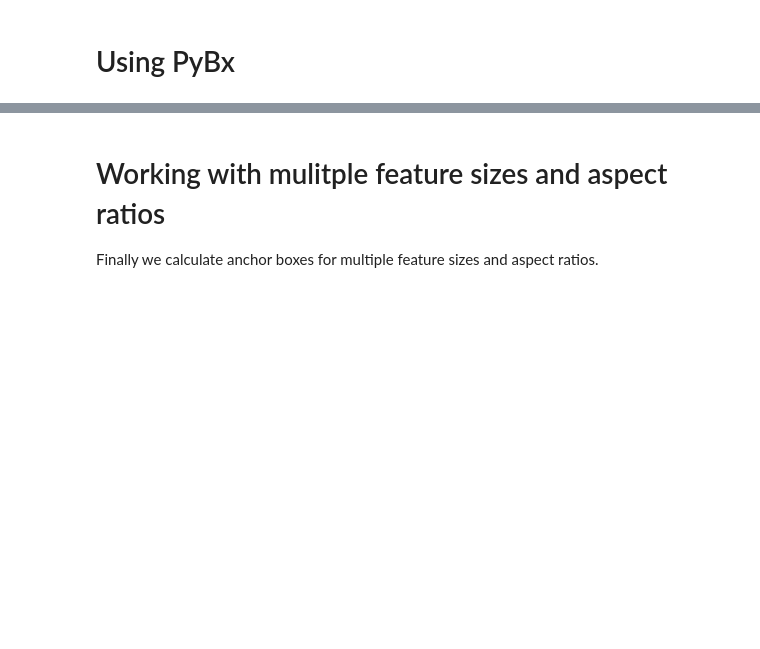
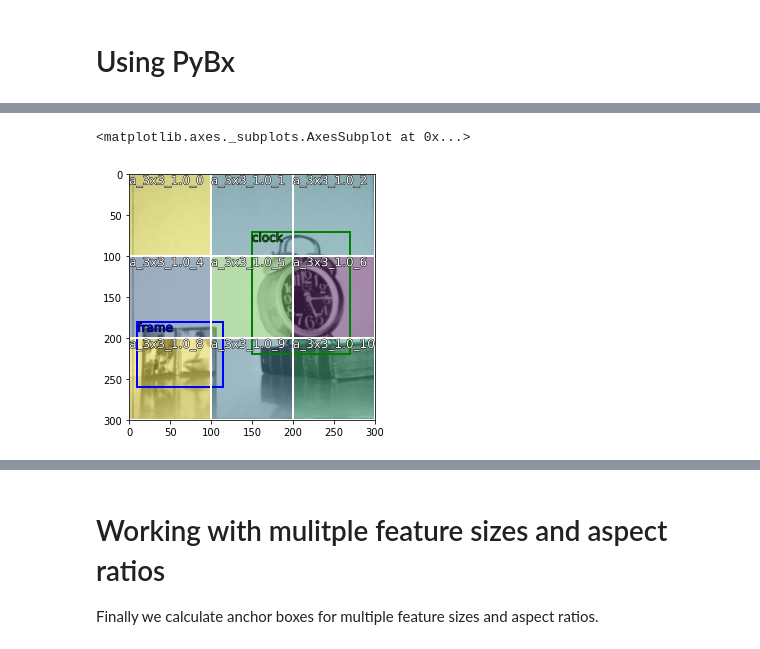
Before and after one commit to thatgeeman/pybx, a Jupyter notebook: nbs/pybx_walkthrough.ipynb, the cells around one changed output, grey strips where cells are left out. Cells and saved outputs as stored; diff of their text form; code cells hidden in the pictures; blank space fills up the shorter version.

```diff
--- a/nbs/pybx_walkthrough.ipynb
+++ b/nbs/pybx_walkthrough.ipynb
@@ -98,0 +209,6 @@ anchors = anchor.bx(image_sz, feature_sz, asp_ratio, show=True, color={'unk':'re
+# %%
+# ask VisBx to use random logits with logits=True
+vis.VisBx(image_sz, logits=True, feature_sz=feature_sz).show(anchors, labels)
+# %% [output]
+<matplotlib.axes._subplots.AxesSubplot at 0x...>
+[figure, added]
```
Also changed, not shown: parts of 36 cells of this notebook, 2 other files.
